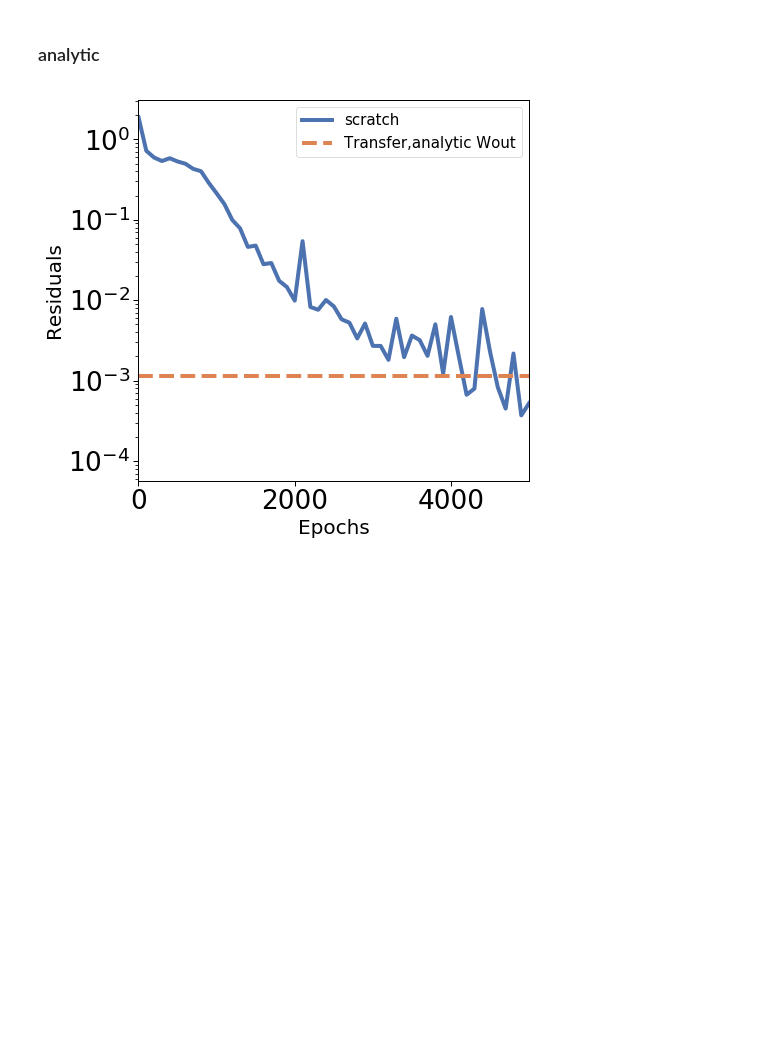
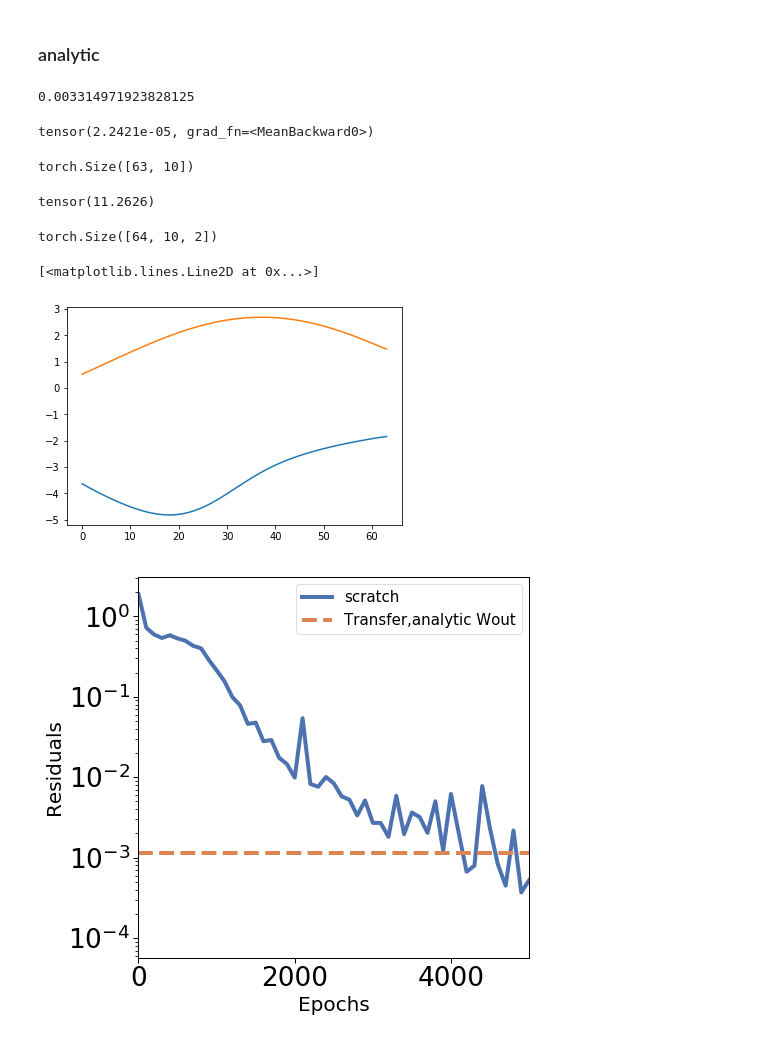
Before and after one commit to shaandesai1/TransferDE, a Jupyter notebook: trad_v_transfer_second_order.ipynb, the cells around one changed output. Drawn from its saved outputs; the diff is of its cells as text; code cells hidden in the pictures; blank space fills up the shorter version.

```diff
--- a/trad_v_transfer_second_order.ipynb
+++ b/trad_v_transfer_second_order.ipynb
@@ -231,10 +231,10 @@ r2 = 5.
 true_y0 = (r2 - r1) * torch.rand(100, 2) + r1
 t = torch.arange(0., args.tmax, args.dt).reshape(-1, 1)
 t.requires_grad = True
-tmax = torch.tensor([[np.pi]])
-tmax.requires_grad = True
+# tmax = torch.tensor([[np.pi]])
+# tmax.requires_grad = True
 
-t = torch.cat([t, tmax], 0)
+# t = torch.cat([t, tmax], 0)
 
 # sample each parameter to build the tuples
 f_samples = random.choices(f_train, k=args.num_bundles_test)
@@ -450,6 +451,10 @@ print(s2-s1)
 # %% [markdown]
 ### analytic
 # %%
+func = ODEFunc(hidden_dim=NDIMZ, output_dim=args.num_bundles_test)
+func.load_state_dict(torch.load('func_ffnn_bundles_vdp'))
+
+
 h = func.h(t)
 hd = diff(h, t)
 hdd = diff(hd, t)
@@ -457,16 +462,41 @@ h = h.detach()
 hd = hd.detach()
 hdd = hdd.detach()
 
-h = torch.cat([h,torch.ones(len(h),1)],1)
-hd = torch.cat([hd,torch.ones(len(hd),1)],1)
-hdd = torch.cat([hdd,torch.ones(len(hdd),1)],1)
+# h = torch.cat([h,torch.ones(len(h),1)],1)
+# hd = torch.cat([hd,torch.zeros(len(hd),1)],1)
+# hdd = torch.cat([hdd,torch.zeros(len(hdd),1)],1)
 
-
+s1 = time.time()
 wout = get_wout(h, hd, hdd, true_y0, t.detach(), a1_samples, a0_samples, f_samples)
+print(time.time()-s1)
 pred_y = h@wout
 pred_yd = hd@wout
 pred_ydd = hdd @ wout
 res_init = torch.mean((pred_ydd - get_udot(t, pred_y, pred_yd, a1_samples, a0_samples, f_samples)) ** 2)
+# %% [output]
+0.003314971923828125
+# %%
+res_init
+# %% [output]
+tensor(2.2421e-05, grad_fn=<MeanBackward0>)
+# %%
+pred_y.shape
+# %% [output]
+torch.Size([63, 10])
+# %%
+((true_y[:,:,0]-pred_y)**2).mean()
+# %% [output]
+tensor(11.2626)
+# %%
+true_y.shape
+# %% [output]
+torch.Size([64, 10, 2])
+# %%
+plt.plot(true_y[:,1,0])
+plt.plot(pred_y[:,1])
+# %% [output]
+[<matplotlib.lines.Line2D at 0x...>]
+[figure, added]
 # %%
 sns.set_palette('deep')
 
```
Also changed, not shown: parts of 2 cells of this notebook, 8 other files.
